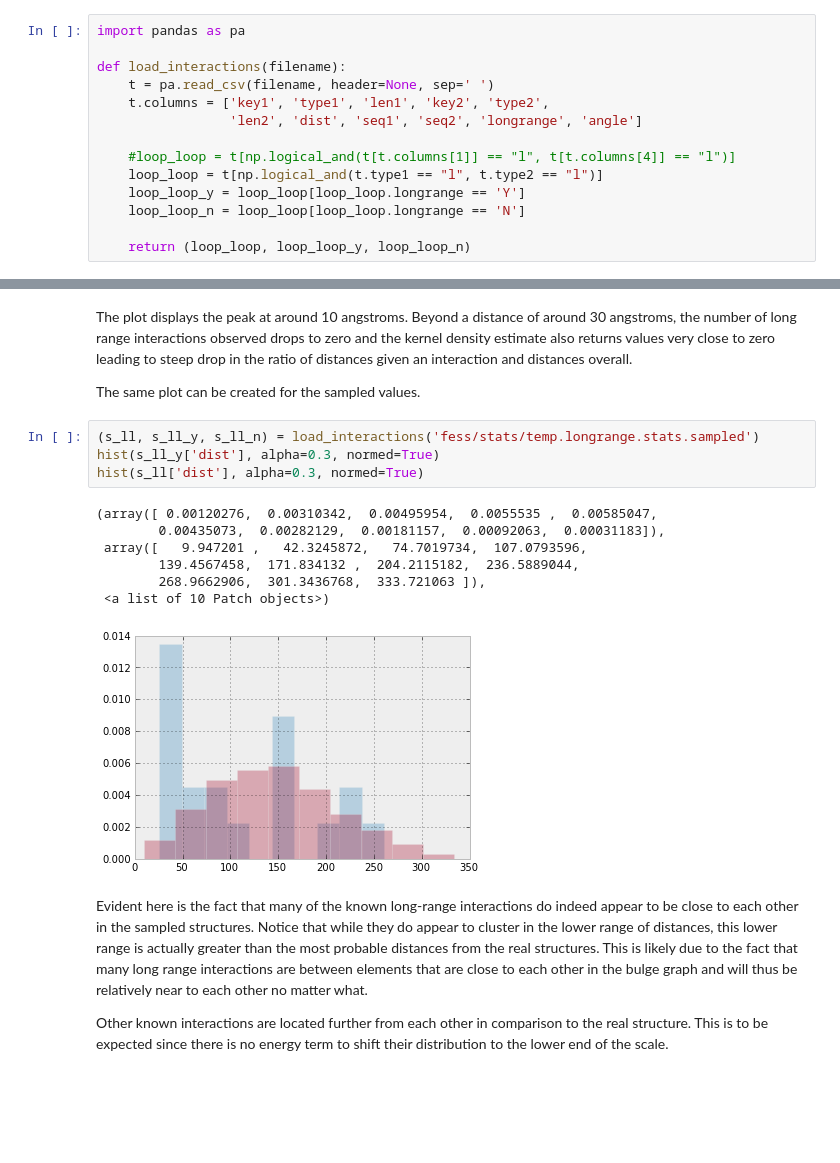
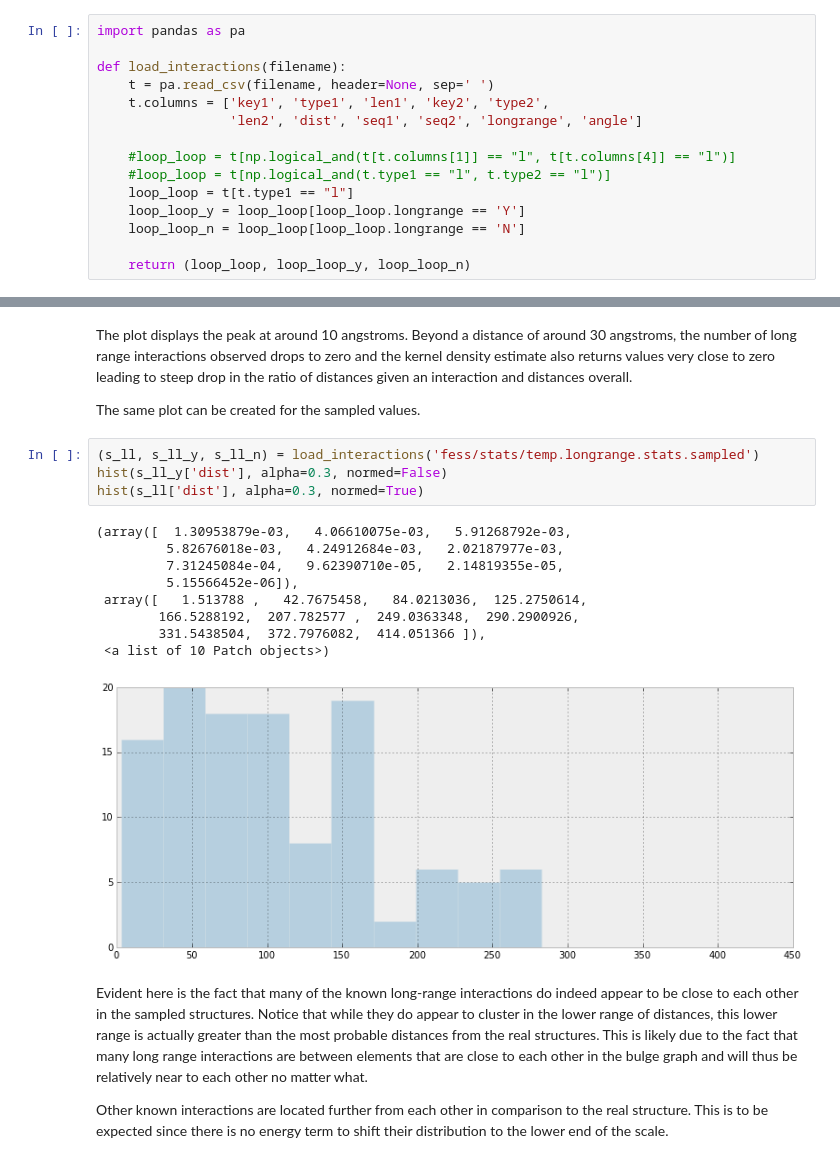
Before and after one commit to ViennaRNA/ernwin, a Jupyter notebook: ipy_notebook_ernwin.ipynb, the cells around one changed output, grey strips where cells are left out. Saved outputs shown, nothing was run; the diff lists cells and outputs as text; blank space fills up the shorter version.

```diff
--- a/ipy_notebook_ernwin.ipynb
+++ b/ipy_notebook_ernwin.ipynb
@@ -28,7 +32,8 @@ def load_interactions(filename):
                  'len2', 'dist', 'seq1', 'seq2', 'longrange', 'angle']
 
     #loop_loop = t[np.logical_and(t[t.columns[1]] == "l", t[t.columns[4]] == "l")]
-    loop_loop = t[np.logical_and(t.type1 == "l", t.type2 == "l")]
+    #loop_loop = t[np.logical_and(t.type1 == "l", t.type2 == "l")]
+    loop_loop = t[t.type1 == "l"]
     loop_loop_y = loop_loop[loop_loop.longrange == 'Y']
     loop_loop_n = loop_loop[loop_loop.longrange == 'N']
 
@@ -68,16 +74,18 @@ The plot displays the peak at around 10 angstroms. Beyond a distance of around 3
 The same plot can be created for the sampled values.
 # %%
 (s_ll, s_ll_y, s_ll_n) = load_interactions('fess/stats/temp.longrange.stats.sampled')
-hist(s_ll_y['dist'], alpha=0.3, normed=True)
+hist(s_ll_y['dist'], alpha=0.3, normed=False)
 hist(s_ll['dist'], alpha=0.3, normed=True)
 # %% [output]
-(array([ 0.00120276,  0.00310342,  0.00495954,  0.0055535 ,  0.00585047,
-        0.00435073,  0.00282129,  0.00181157,  0.00092063,  0.00031183]),
- array([   9.947201 ,   42.3245872,   74.7019734,  107.0793596,
-        139.4567458,  171.834132 ,  204.2115182,  236.5889044,
-        268.9662906,  301.3436768,  333.721063 ]),
+(array([  1.30953879e-03,   4.06610075e-03,   5.91268792e-03,
+         5.82676018e-03,   4.24912684e-03,   2.02187977e-03,
+         7.31245084e-04,   9.62390710e-05,   2.14819355e-05,
+         5.15566452e-06]),
+ array([   1.513788 ,   42.7675458,   84.0213036,  125.2750614,
+        166.5288192,  207.782577 ,  249.0363348,  290.2900926,
+        331.5438504,  372.7976082,  414.051366 ]),
  <a list of 10 Patch objects>)
-[figure, old version]
+[figure, new version]
 # %% [markdown]
 Evident here is the fact that many of the known long-range interactions do indeed appear to be close to each other in the sampled structures. Notice that while they do appear to cluster in the lower range of distances, this lower range is actually greater than the most probable distances from the real structures. This is likely due to the fact that many long range interactions are between elements that are close to each other in the bulge graph and will thus be relatively near to each other no matter what.
 
```
Also changed, not shown: parts of 44 cells of this notebook, 8 other files.
